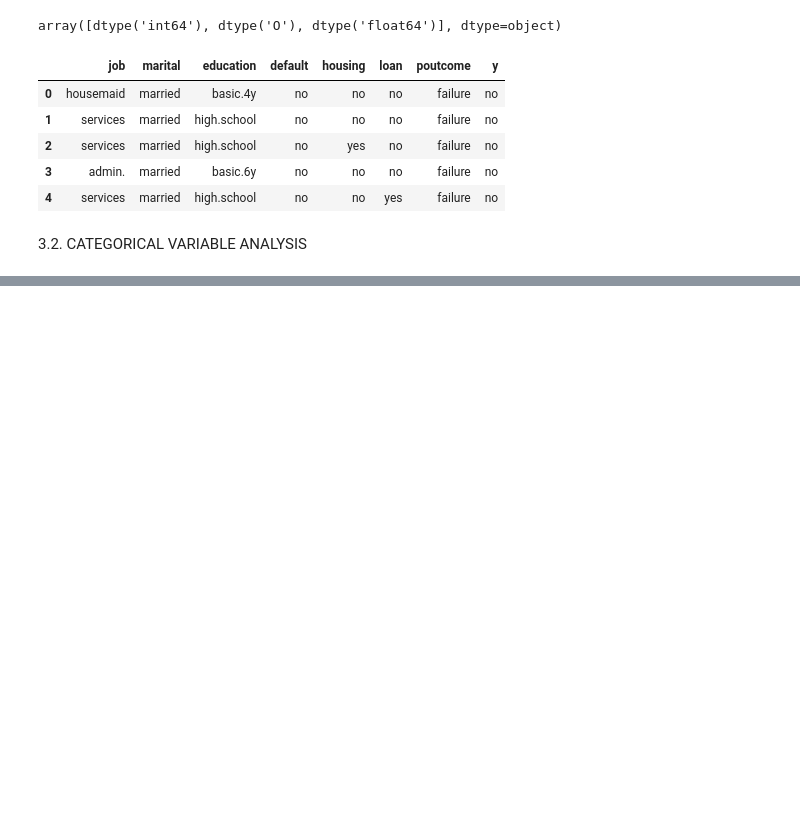
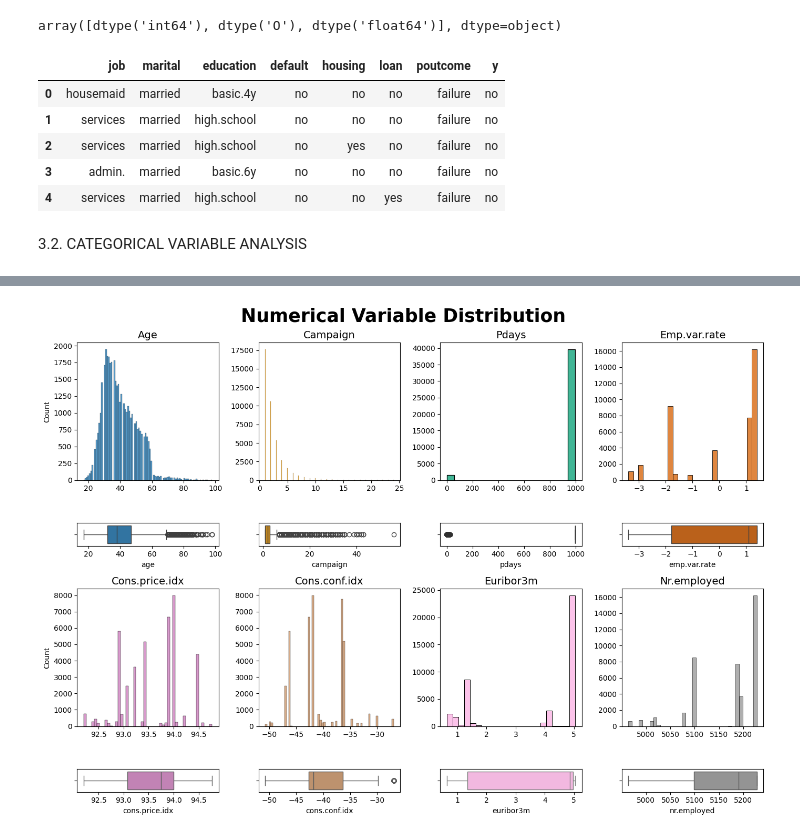
Before and after one commit to PeyraHub/EDA-bank-marketing-campaign-data, a Jupyter notebook: src/explore.ipynb, the cells around one changed output, grey strips where cells are left out. Drawn from its saved outputs; the diff is of its cells as text; code cells hidden in the pictures; blank space fills up the shorter version.

```diff
--- a/src/explore.ipynb
+++ b/src/explore.ipynb
@@ -196,0 +236,41 @@ df_cat.head()
+# %%
+fig, axis = plt.subplots(4, 4, figsize = (14, 10), gridspec_kw = {"height_ratios": [6, 1, 6, 1]})
+fig.suptitle("Numerical Variable Distribution", fontweight='bold', fontsize=25)
+
+# HISTOGRAM & BOXPLOT
+sns.histplot(ax = axis[0, 0], data = df_num, x = "age").set(xlabel = None)
+axis[0, 0].set_title("Age", fontsize=14)
+sns.boxplot(ax = axis[1, 0], data = df_num, x = "age")
+
+sns.histplot(ax = axis[0, 1], data = df_num[df_num["campaign"] < 25], x = "campaign", color=sns.color_palette("colorblind")[1]).set(xlabel = None, ylabel = None)
+axis[0, 1].set_title("Campaign", fontsize=14)
+sns.boxplot(ax = axis[1, 1], data = df_num, x = "campaign", color=sns.color_palette("colorblind")[1])
+
+sns.histplot(ax = axis[0, 2], data = df_num, x = "pdays", color=sns.color_palette("colorblind")[2]).set(xlabel = None, ylabel = None)
+axis[0, 2].set_title("Pdays", fontsize=14)
+sns.boxplot(ax = axis[1, 2], data = df_num, x = "pdays", color=sns.color_palette("colorblind")[2])
+
+sns.histplot(ax = axis[0, 3], data = df_num, x = "emp.var.rate", color=sns.color_palette("colorblind")[3]).set(xlabel = None, ylabel = None)
+axis[0, 3].set_title("Emp.var.rate", fontsize=14)
+sns.boxplot(ax = axis[1, 3], data = df_num, x = "emp.var.rate", color=sns.color_palette("colorblind")[3])
+
+sns.histplot(ax = axis[2, 0], data = df_num, x = "cons.price.idx", color=sns.color_palette("colorblind")[4]).set(xlabel = None)
+axis[2, 0].set_title("Cons.price.idx", fontsize=14)
+sns.boxplot(ax = axis[3, 0], data = df_num, x = "cons.price.idx", color=sns.color_palette("colorblind")[4])
+
+sns.histplot(ax = axis[2, 1], data = df_num, x = "cons.conf.idx", color=sns.color_palette("colorblind")[5]).set(xlabel = None, ylabel = None)
+axis[2, 1].set_title("Cons.conf.idx", fontsize=14)
+sns.boxplot(ax = axis[3, 1], data = df_num, x = "cons.conf.idx", color=sns.color_palette("colorblind")[5])
+
+sns.histplot(ax = axis[2, 2], data = df_num, x = "euribor3m", color=sns.color_palette("colorblind")[6]).set(xlabel = None, ylabel = None)
+axis[2, 2].set_title("Euribor3m", fontsize=14)
+sns.boxplot(ax = axis[3, 2], data = df_num, x = "euribor3m", color=sns.color_palette("colorblind")[6])
+
+sns.histplot(ax = axis[2, 3], data = df_num, x = "nr.employed", color=sns.color_palette("colorblind")[7]).set(xlabel = None, ylabel = None)
+axis[2, 3].set_title("Nr.employed", fontsize=14)
+sns.boxplot(ax = axis[3, 3], data = df_num, x = "nr.employed", color=sns.color_palette("colorblind")[7])
+
+plt.tight_layout()
+plt.show()
+# %% [output]
+[figure, added]
```
Also changed, not shown: parts of 4 cells of this notebook.
